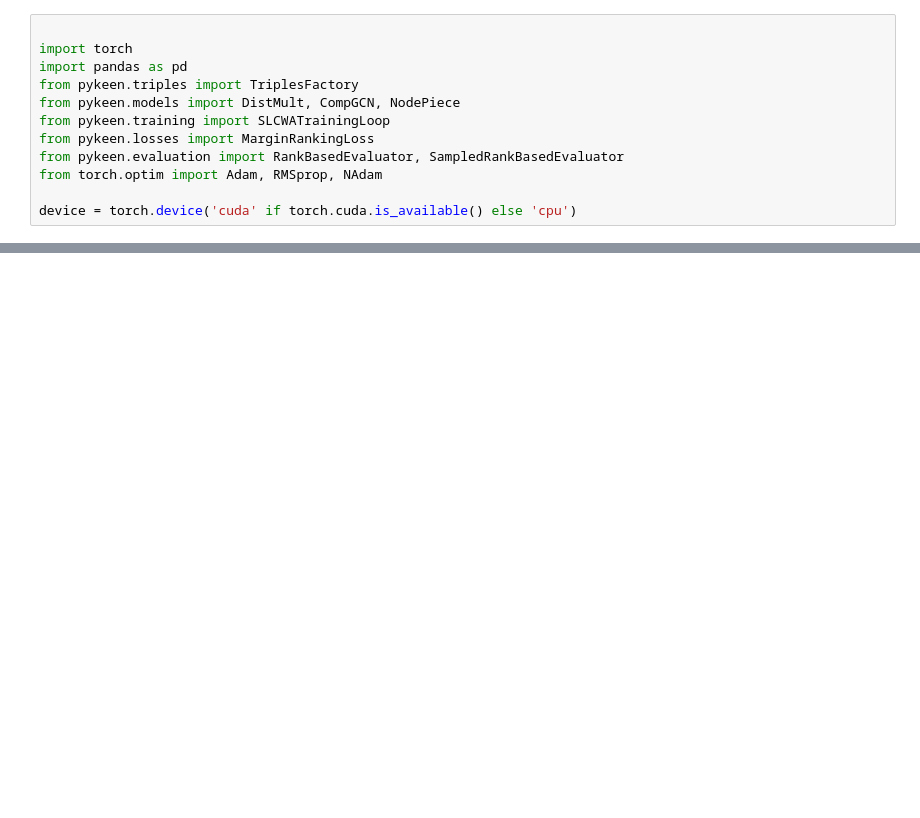
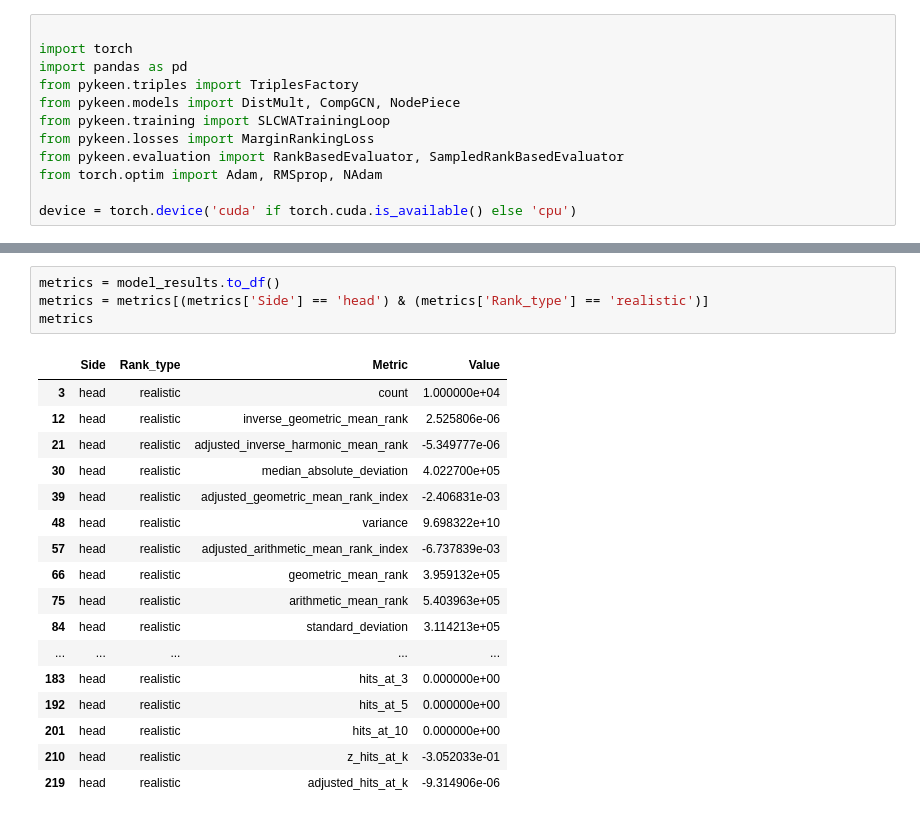
Before and after one commit to askakolbaska1/graph_LP, a Jupyter notebook: KGE/CK_KGE.ipynb, the cells around one changed output, grey strips where cells are left out. Drawn from its saved outputs; the diff is of its cells as text; blank space fills up the shorter version.

```diff
--- a/KGE/CK_KGE.ipynb
+++ b/KGE/CK_KGE.ipynb
@@ -109,0 +122,22 @@ metrics
+# %%
+metrics = model_results.to_df()
+metrics = metrics[(metrics['Side'] == 'head') & (metrics['Rank_type'] == 'realistic')]
+metrics
+# %% [output]
+|  | Side | Rank_type | Metric | Value |
+| 3 | head | realistic | count | 1.000000e+04 |
+| 12 | head | realistic | inverse_geometric_mean_rank | 2.525806e-06 |
+| 21 | head | realistic | adjusted_inverse_harmonic_mean_rank | -5.349777e-06 |
+| 30 | head | realistic | median_absolute_deviation | 4.022700e+05 |
+| 39 | head | realistic | adjusted_geometric_mean_rank_index | -2.406831e-03 |
+| 48 | head | realistic | variance | 9.698322e+10 |
+| 57 | head | realistic | adjusted_arithmetic_mean_rank_index | -6.737839e-03 |
+| 66 | head | realistic | geometric_mean_rank | 3.959132e+05 |
+| 75 | head | realistic | arithmetic_mean_rank | 5.403963e+05 |
+| 84 | head | realistic | standard_deviation | 3.114213e+05 |
+| ... | ... | ... | ... | ... |
+| 183 | head | realistic | hits_at_3 | 0.000000e+00 |
+| 192 | head | realistic | hits_at_5 | 0.000000e+00 |
+| 201 | head | realistic | hits_at_10 | 0.000000e+00 |
+| 210 | head | realistic | z_hits_at_k | -3.052033e-01 |
+| 219 | head | realistic | adjusted_hits_at_k | -9.314906e-06 |
```
Also changed, not shown: parts of 3 cells of this notebook, 1 other file.
